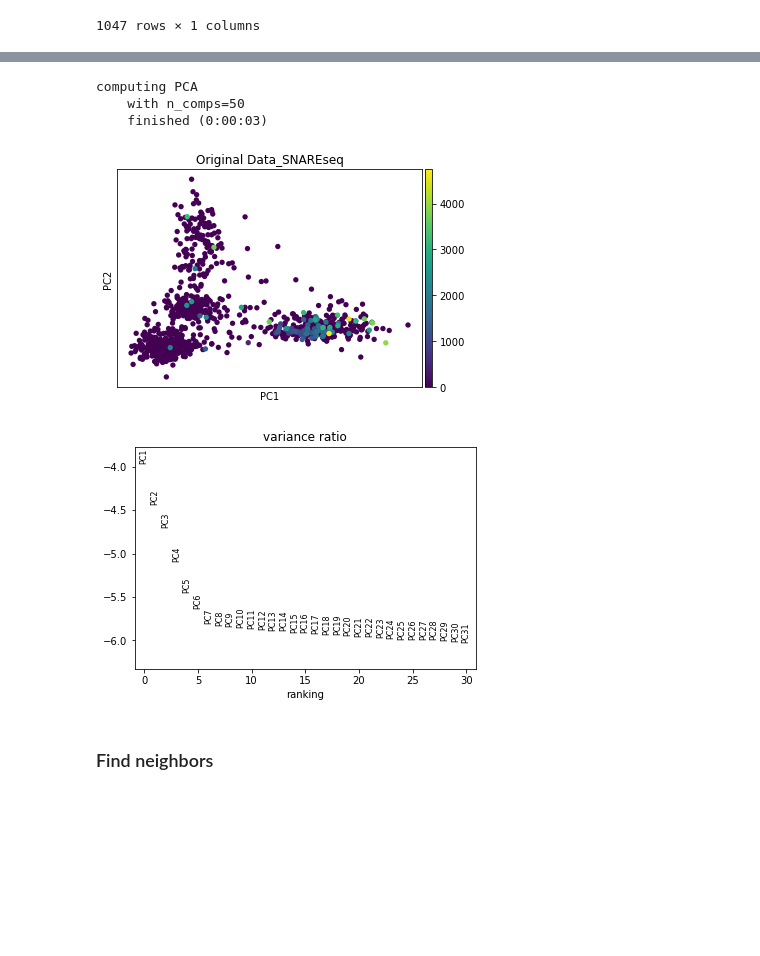
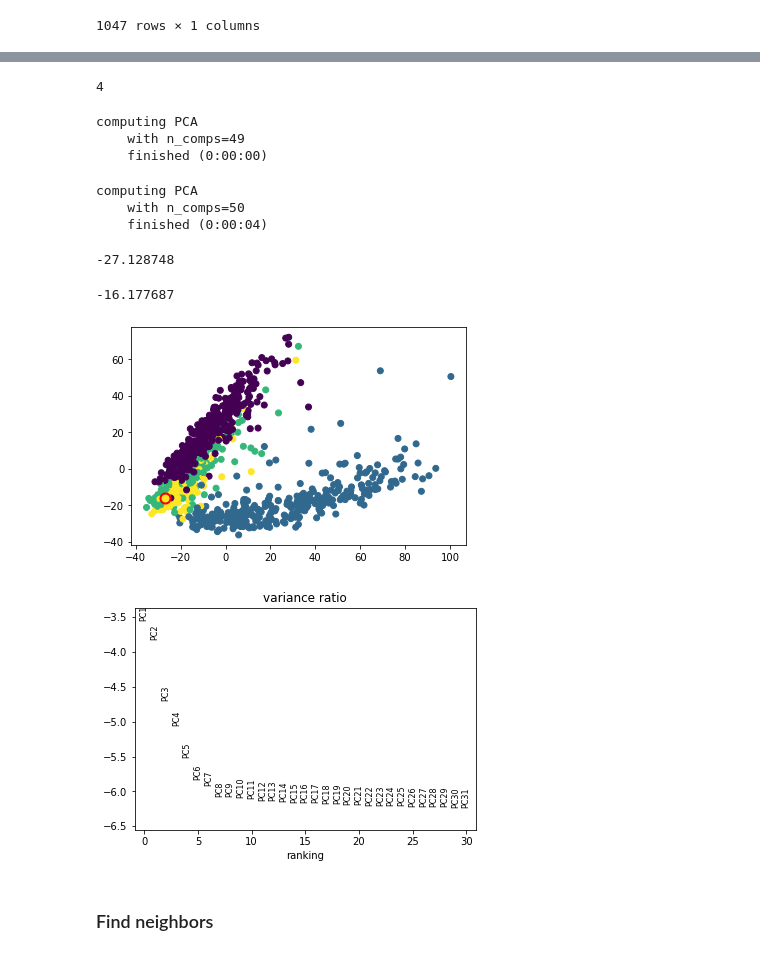
Before and after one commit to nihalnayak/bug-free-winner, a Jupyter notebook: Interpretation_Plots/interp_auto.ipynb, the cells around one changed output, grey strips where cells are left out. Cells and saved outputs as stored; diff of their text form; code cells hidden in the pictures; blank space fills up the shorter version.

```diff
--- a/Interpretation_Plots/interp_auto.ipynb
+++ b/Interpretation_Plots/interp_auto.ipynb
@@ -49,3 +129,5 @@ normalizing counts per cell
 ### log1p transform, escape the scaling
 # %%
 sc.pp.log1p(adata)
+# %%
+k562_expressed_top = ['C1ORF100', 'MTHFR', 'TOP3B', 'OR51B4', 'OR2B6', 'ZNF280A', 'ESRRB', 'ZBED9', 'CDC45', 'PLCD1', 'FBXL13', 'DSCR8', 'SH3BGR', 'FBXO42', 'C22ORF39', 'FAM178B', 'MLH1', 'EEF1E1', 'IL23A', 'ZNF311', 'PRAME', 'ZNF280B', 'C4ORF33', 'CIZ1', 'KIF5A', 'SETD8', 'STK40', 'LOC152578', 'SSX3', 'LOC100506082']
@@ -51,0 +138,6 @@ sc.pp.log1p(adata)
+# %%
+lst= []
+for s in k562_expressed_top:
+  if len(adata.X[0,adata.var_names.str.match(s)])==1:
+    print(s)
+    lst.append(s)
@@ -51,0 +170,3 @@ sc.pp.log1p(adata)
+# %%
+for name in lst:
+    adata.X[0,adata.var_names.str.match(name)]=0
@@ -54,3 +183,5 @@ sc.pp.log1p(adata)
+# %%
+adata[1034,adata.var_names.str.match('NBN')]=8.351914
 # %% [markdown]
 ### Add the annotation of cell types and make them into obs and obsm
 # %%
@@ -78,18 +228,41 @@ adata.obs
+# %%
+adata.obs['cell_type'][1034]
+# %% [output]
+4
+# %%
+sc.tl.pca(pred2, svd_solver='arpack')
+# %% [output]
+computing PCA
+    with n_comps=49
+    finished (0:00:00)
 # %%
 sc.tl.pca(adata, svd_solver='arpack')
 # %% [output]
 computing PCA
     with n_comps=50
-    finished (0:00:03)
+    finished (0:00:04)
+# %%
+adata.obsm['X_pca'][:,0][1034]
+# %% [output]
+-27.128748
+# %%
+adata.obsm['X_pca'][:,1][1034]
+# %% [output]
+-16.177687
 # %%
 #sc.pl.pca(adata, color='CST3',components = ['1,2','3,4','5,6','7,8'],ncols=2)
-sc.pl.pca(adata, color='CST3',title='Original Data_SNAREseq')
+#sc.pl.pca(adata, color='CST3',title='Original Data_SNAREseq')
+labels=anno
+plt.scatter(adata.obsm['X_pca'][:,0],adata.obsm['X_pca'][:,1],c=labels)
+plt.plot(-27.128748,-16.177687, 'o',
+   ms=10, mec="red", mfc='none', mew=2)
+plt.show()
 # %% [output]
-[figure, old version]
+[figure, new version]
 # %%
 sc.pl.pca_variance_ratio(adata, log=True)
 # %% [output]
-[figure, old version]
+[figure, new version]
 # %% [markdown]
 ### Find neighbors
 # %%
```
Also changed, not shown: parts of 48 cells of this notebook, 6 other files.
